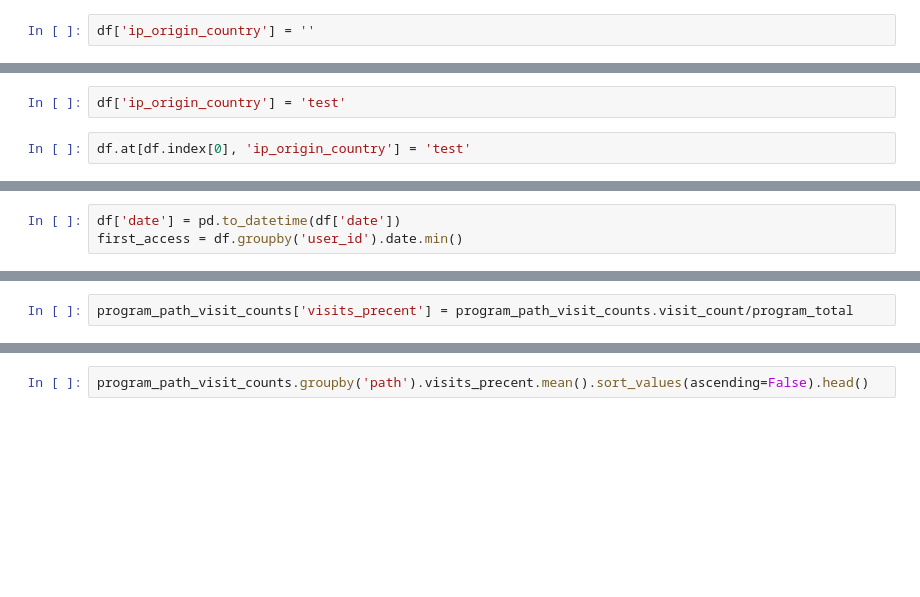
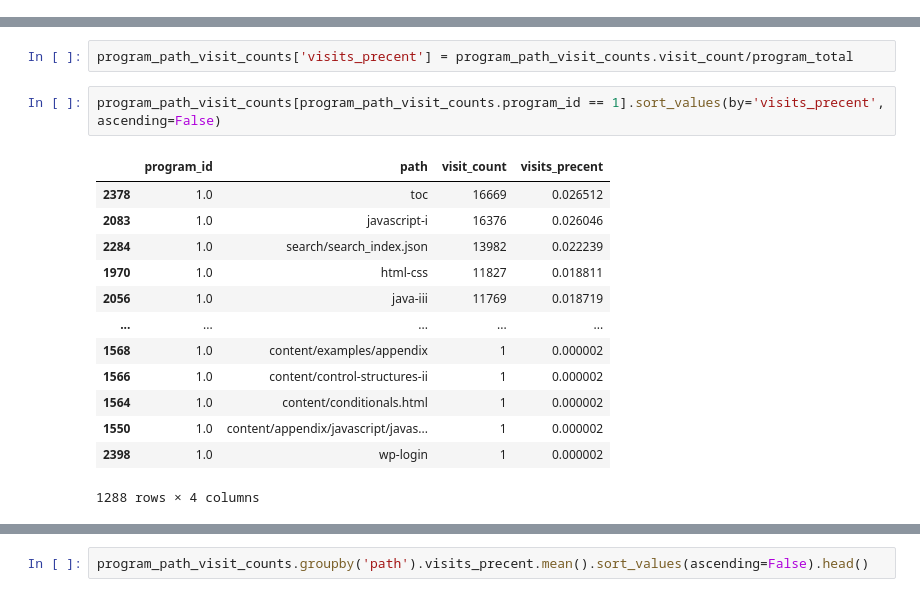
Before and after one commit to Jburch01/anomaly-detection-exercises, a Jupyter notebook: final_report.ipynb, the cells around one changed output, grey strips where cells are left out. Drawn from its saved outputs; the diff is of its cells as text; blank space fills up the shorter version.

```diff
--- a/final_report.ipynb
+++ b/final_report.ipynb
@@ -262,2 +265,0 @@ The list does not contain duplicates.
-# %%
-df['ip_origin_country'] = ''
@@ -336,4 +276,0 @@ df.ip.iloc[0]
-# %%
-df['ip_origin_country'] = 'test'
-# %%
-df.at[df.index[0], 'ip_origin_country'] = 'test'
@@ -384,3 +276,0 @@ cohort_counts
-# %%
-df['date'] = pd.to_datetime(df['date'])
-first_access = df.groupby('user_id').date.min()
@@ -476,3 +357,19 @@ program_path_visit_counts = df2.groupby(['program_id', 'path']).size().reset_ind
 program_total = program_path_visit_counts.groupby('program_id').visit_count.transform('sum')
 # %%
 program_path_visit_counts['visits_precent'] = program_path_visit_counts.visit_count/program_total
+# %%
+program_path_visit_counts[program_path_visit_counts.program_id == 1].sort_values(by='visits_precent', ascending=False)
+# %% [output]
+|  | program_id | path | visit_count | visits_precent |
+| 2378 | 1.0 | toc | 16669 | 0.026512 |
+| 2083 | 1.0 | javascript-i | 16376 | 0.026046 |
+| 2284 | 1.0 | search/search_index.json | 13982 | 0.022239 |
+| 1970 | 1.0 | html-css | 11827 | 0.018811 |
+| 2056 | 1.0 | java-iii | 11769 | 0.018719 |
+| ... | ... | ... | ... | ... |
+| 1568 | 1.0 | content/examples/appendix | 1 | 0.000002 |
+| 1566 | 1.0 | content/control-structures-ii | 1 | 0.000002 |
+| 1564 | 1.0 | content/conditionals.html | 1 | 0.000002 |
+| 1550 | 1.0 | content/appendix/javascript/javas... | 1 | 0.000002 |
+| 2398 | 1.0 | wp-login | 1 | 0.000002 |
+1288 rows × 4 columns
```
Also changed, not shown: parts of 40 cells of this notebook.
